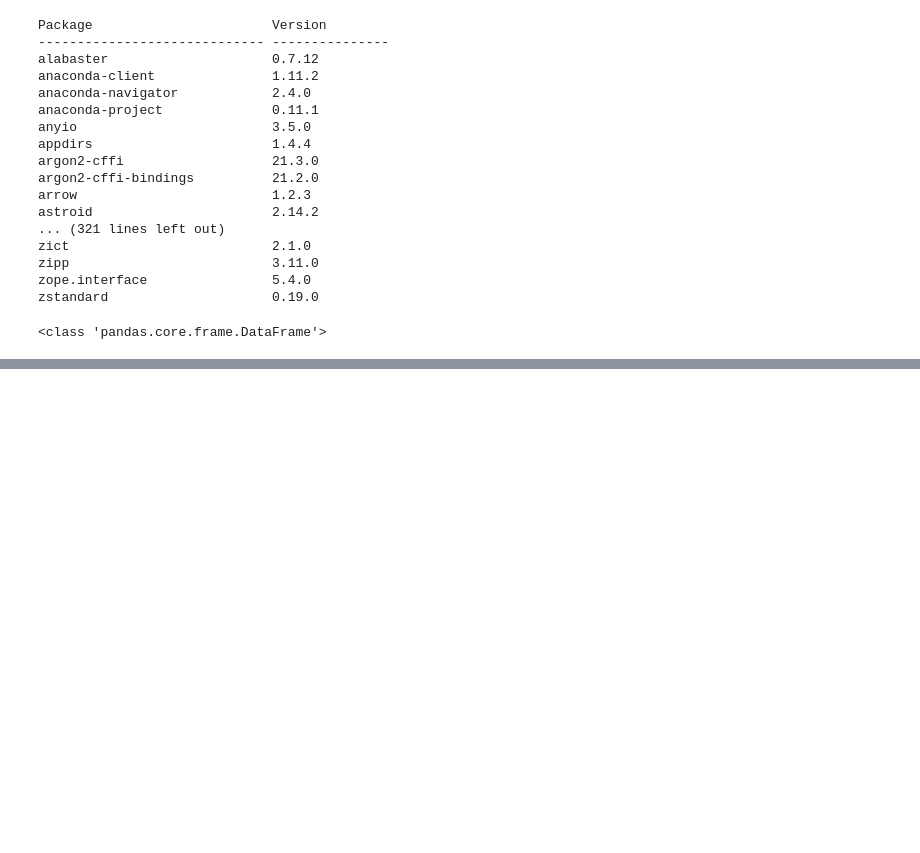
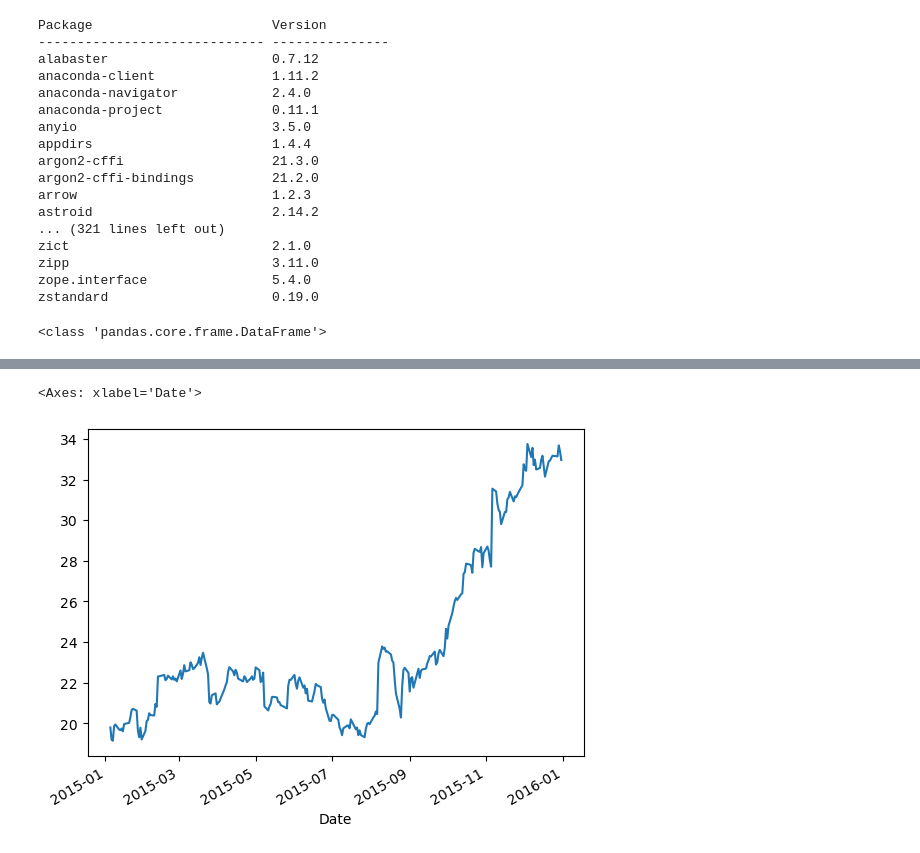
Before and after one commit to Istvan-Abner-Varga/python_analise_financeiro, a Jupyter notebook: Analise_de_Dados_Financeiros.ipynb, the cells around one changed output, grey strips where cells are left out. Drawn from its saved outputs; the diff is of its cells as text; code cells hidden in the pictures; blank space fills up the shorter version.

Commit message:
Definição de 'Date' em índice + aprendizado de códigos básicos para estrutura, atributos métodos e seleção básicos para o DataFrame

```diff
--- a/Analise_de_Dados_Financeiros.ipynb
+++ b/Analise_de_Dados_Financeiros.ipynb
@@ -32,0 +73,6 @@ print(type(fb))
+# %%
+# Converter a coluna "Date" para o formato datetime
+fb["Date"] = pd.to_datetime(fb["Date"])
+
+# Definir "Date" como índice
+fb.set_index("Date", inplace=True)
@@ -32,0 +144,6 @@ print(type(fb))
+# %%
+# Visualizando o stock price (valor da ação) de 2015
+fb.loc['2015-01-05':'2015-12-31','Close'].plot()
+# %% [output]
+<Axes: xlabel='Date'>
+[figure, added]
```
Also changed, not shown: parts of 12 cells of this notebook.
